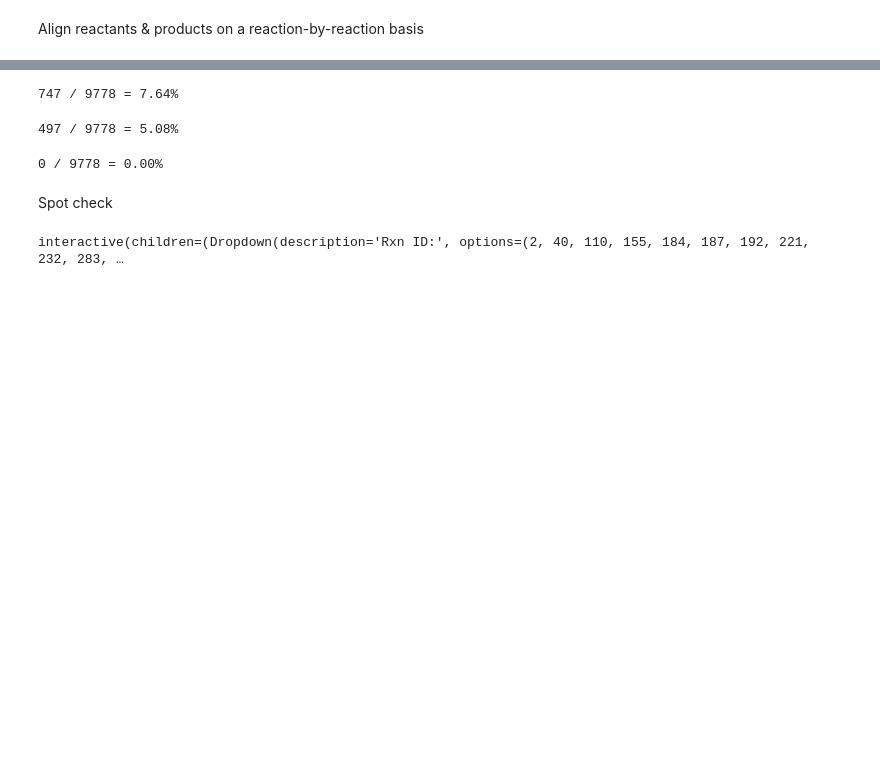
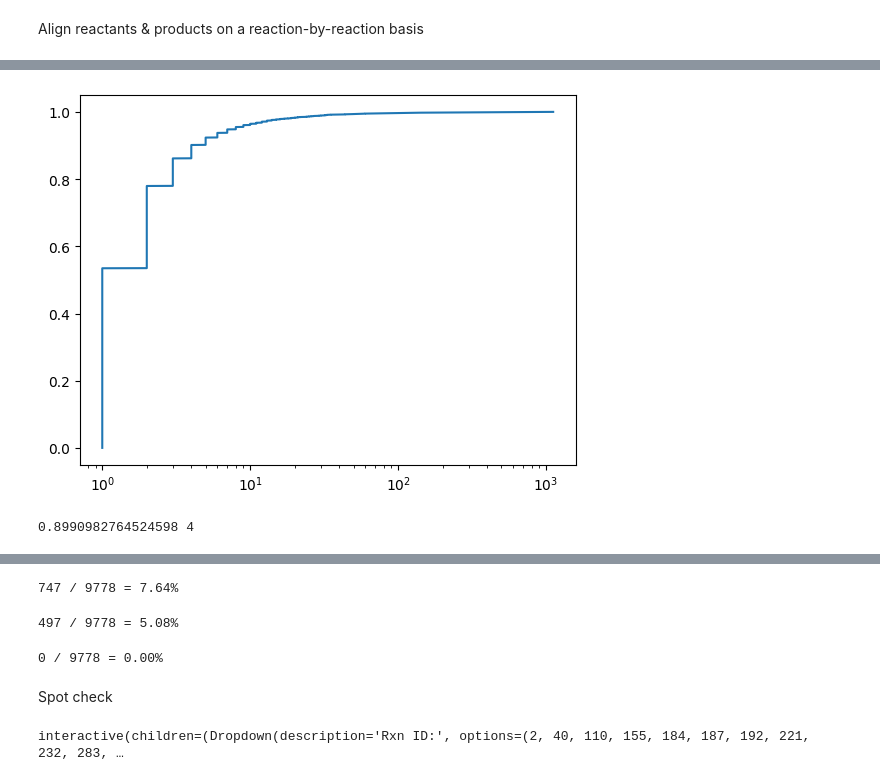
Before and after one commit to stefanpate/krxns, a Jupyter notebook: notebooks/initial_kr_network_analysis.ipynb, the cells around one changed output, grey strips where cells are left out. Cells and saved outputs as stored; diff of their text form; code cells hidden in the pictures; blank space fills up the shorter version.

```diff
--- a/notebooks/initial_kr_network_analysis.ipynb
+++ b/notebooks/initial_kr_network_analysis.ipynb
@@ -237,0 +343,13 @@ sim_mat_names = list(cc_sim_mats.keys()) + ['brics']
+# %%
+ep = 1e-3
+thresh = 0.9
+srt_cpd_rxn_cts = sorted(rxns_per_cpd.values(), reverse=False)
+cdf = np.arange(1, len(srt_cpd_rxn_cts) + 1) / len(srt_cpd_rxn_cts)
+idx = np.where(abs(cdf - thresh) < ep)[0][0]
+plt.plot(srt_cpd_rxn_cts, cdf)
+plt.xscale('log')
+plt.show()
+print(cdf[idx], srt_cpd_rxn_cts[idx])
+# %% [output]
+[figure, added]
+0.8990982764524598 4
```
Also changed, not shown: parts of 26 cells of this notebook, 7 other files.
